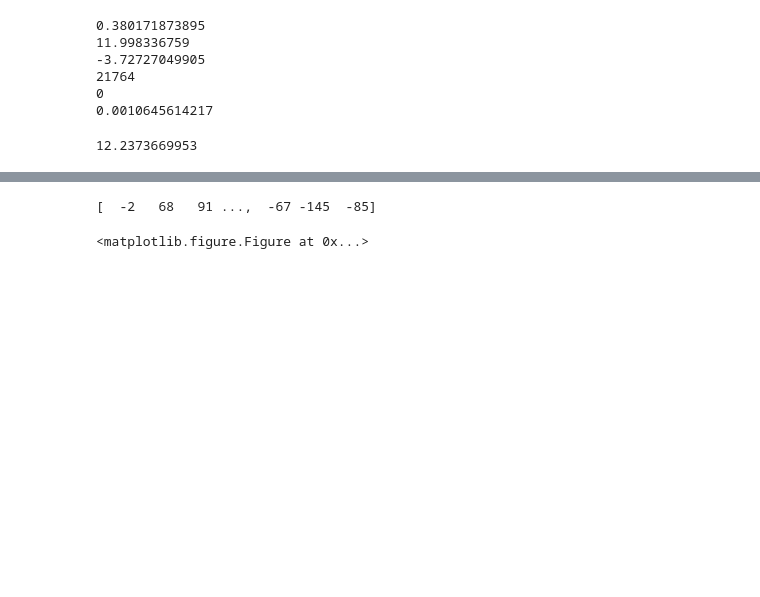
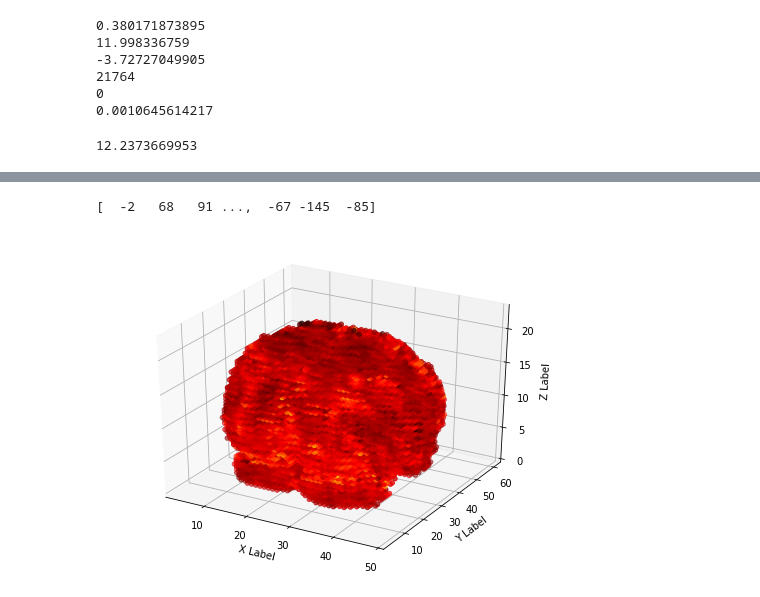
Before and after one commit to samiraabnar/NeuroSemantics, a Jupyter notebook: src/Untitled1.ipynb, the cells around one changed output, grey strips where cells are left out. Saved outputs shown, nothing was run; the diff lists cells and outputs as text; code cells hidden in the pictures; blank space fills up the shorter version.

```diff
--- a/src/Untitled1.ipynb
+++ b/src/Untitled1.ipynb
@@ -80,32 +81,32 @@ from mpl_toolkits.mplot3d import Axes3D
 import matplotlib.pyplot as plt
 
 def randrange(n, vmin, vmax):
     return (vmax-vmin)*np.random.rand(n) + vmin
 
 fig = plt.figure(figsize=(8,6))
 
 ax = fig.add_subplot(111,projection='3d')
 n = 100
 
 xs = np.asarray(coords,dtype="float32")[:,0]
 ys = np.asarray(coords,dtype="float32")[:,1]
 zs = np.asarray(coords,dtype="float32")[:,2]
 the_fourth_dimension = np.asarray(brain_activations_1[0]*100,dtype=int)
 
 print(the_fourth_dimension)
 
-%matplotlib inline
+matplotlib inline
 yg = ax.scatter(xs, ys, zs,cmap='hot',c=the_fourth_dimension)
 colors = cm.hsv(the_fourth_dimension/max(the_fourth_dimension))
 
 colmap = cm.ScalarMappable(cmap=cm.hsv)
 colmap.set_array(the_fourth_dimension)
 ax.set_xlabel('X Label')
 ax.set_ylabel('Y Label')
 ax.set_zlabel('Z Label')
 
 plt.savefig("3d")
 plt.show()
 # %% [output]
 [  -2   68   91 ...,  -67 -145  -85]
-<matplotlib.figure.Figure at 0x...>
+[figure, added]
```
Also changed, not shown: parts of 2 cells of this notebook, 1 other file.
